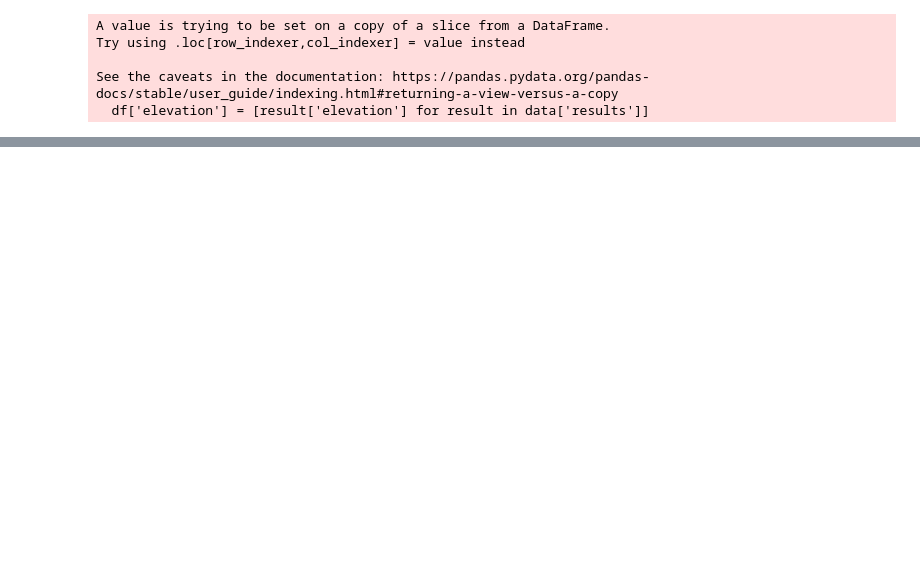
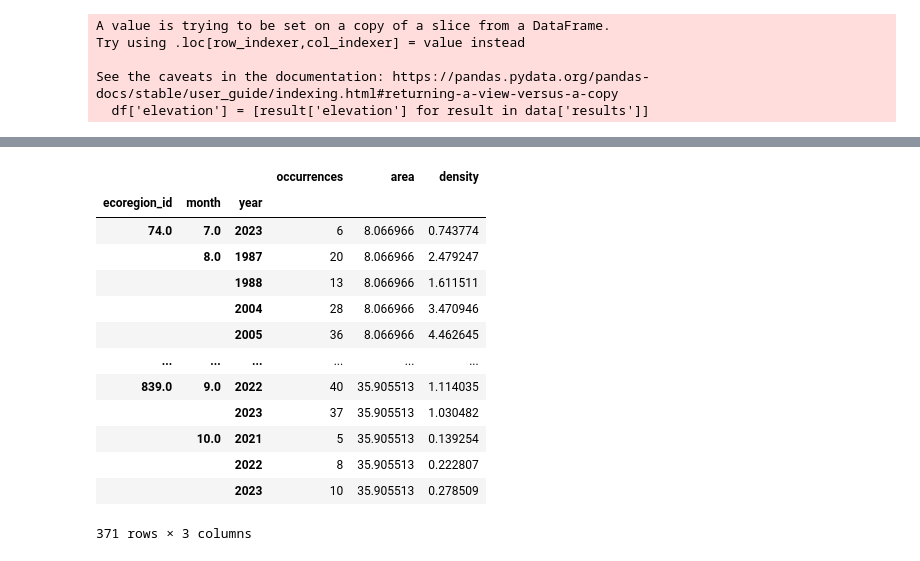
Before and after one commit to earthlab-education/foundations-of-earth-analytics-2024-species-distribution-coding-challenge-fundamentals-03-species-di, a Jupyter notebook: notebooks/Pika-spotting-trends.ipynb, the cells around one changed output, grey strips where cells are left out. Saved outputs shown, nothing was run; the diff lists cells and outputs as text; code cells hidden in the pictures; blank space fills up the shorter version.

```diff
--- a/notebooks/Pika-spotting-trends.ipynb
+++ b/notebooks/Pika-spotting-trends.ipynb
@@ -306,0 +279,13 @@ gbif_df_wAltitude
+# %%
+#Convert gbif data to a geodataframe
+gbif_gdf = (
+    gpd.GeoDataFrame(
+        gbif_df_wAltitude,
+        geometry=gpd.points_from_xy(
+            gbif_df.decimalLongitude,
+            gbif_df.decimalLatitude),
+        crs="EPSG:4326")
+    # Select the desired columns
+    [['month', 'year', 'elevation', 'geometry']]
+)
+gbif_gdf
@@ -306,0 +337,39 @@ gbif_df_wAltitude
+# %%
+#Count observations
+occurrence_df = (
+    gbif_ecoregions_gdf
+    #Reset the index
+    .reset_index()
+    # For each ecoregion, for each month...
+    .groupby(['ecoregion_id', 'month', 'year'])
+    # ...count the number of occurrences
+    .agg(
+        occurrences=('gbifID', 'count'),
+         area=('area','first'))
+)
+
+# Normalize by area
+occurrence_df['density'] = (
+    occurrence_df.occurrences
+    / occurrence_df.area
+)
+
+# Get rid of rare observations (possible misidentification?)
+occurrence_df = occurrence_df[occurrence_df.occurrences>3]
+
+occurrence_df
+# %% [output]
+|  |  |  | occurrences | area | density |
+| ecoregion_id | month | year |  |  |  |
+| 74.0 | 7.0 | 2023 | 6 | 8.066966 | 0.743774 |
+|  | 8.0 | 1987 | 20 | 8.066966 | 2.479247 |
+|  |  | 1988 | 13 | 8.066966 | 1.611511 |
+|  |  | 2004 | 28 | 8.066966 | 3.470946 |
+|  |  | 2005 | 36 | 8.066966 | 4.462645 |
+| ... | ... | ... | ... | ... | ... |
+| 839.0 | 9.0 | 2022 | 40 | 35.905513 | 1.114035 |
+|  |  | 2023 | 37 | 35.905513 | 1.030482 |
+|  | 10.0 | 2021 | 5 | 35.905513 | 0.139254 |
+|  |  | 2022 | 8 | 35.905513 | 0.222807 |
+|  |  | 2023 | 10 | 35.905513 | 0.278509 |
+371 rows × 3 columns
```
Also changed, not shown: parts of 7 cells of this notebook.
